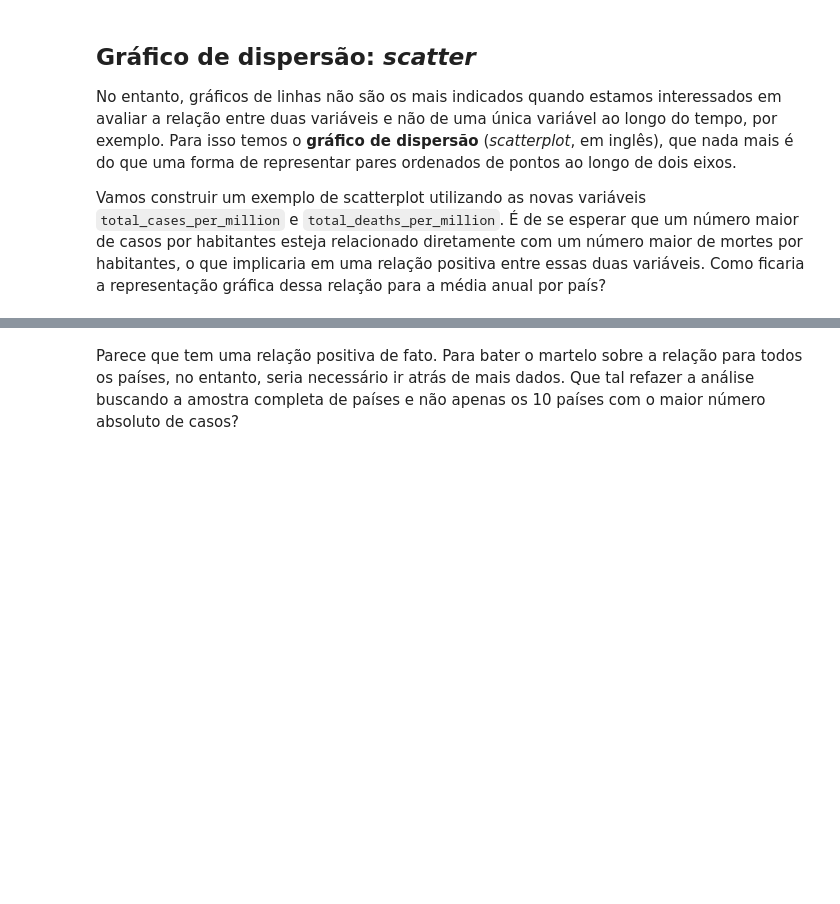
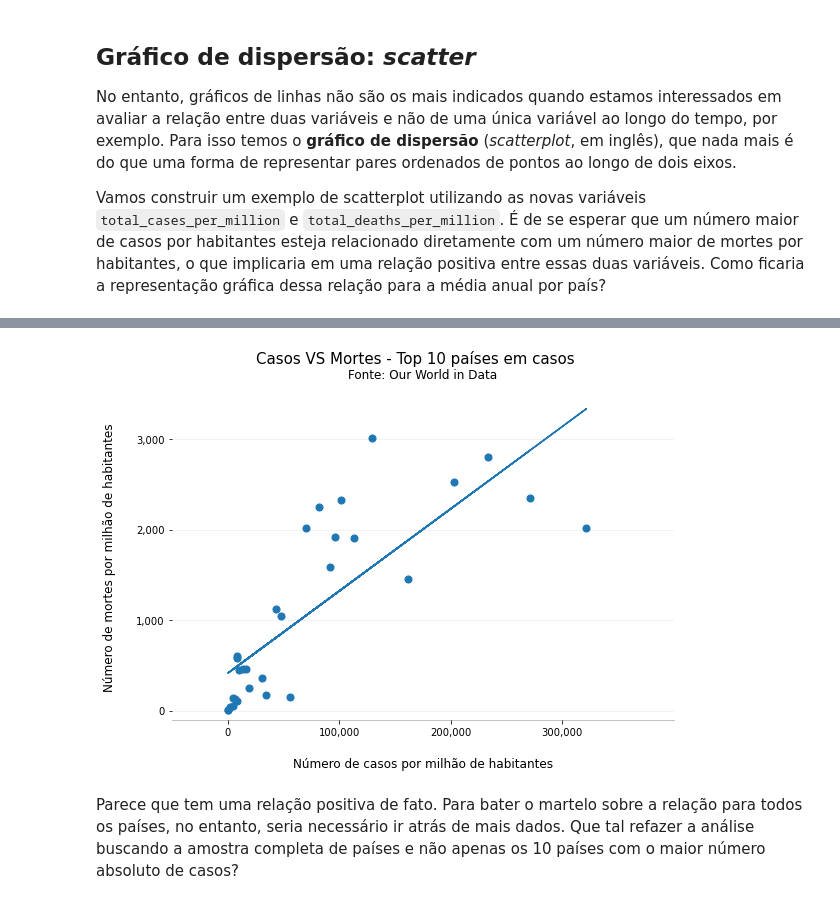
Before and after one commit to claudiolucinda/EAE1106, a Jupyter notebook: Aula12 e Aula13.ipynb, the cells around one changed output, grey strips where cells are left out. Saved outputs shown, nothing was run; the diff lists cells and outputs as text; code cells hidden in the pictures; blank space fills up the shorter version.

```diff
--- a/Aula12 e Aula13.ipynb
+++ b/Aula12 e Aula13.ipynb
@@ -626,3 +640,47 @@ plt.show()
+# %%
+import numpy as np
+
+m, b = np.polyfit(x, y, 1)
+
+
+height = 6
+fig, ax = plt.subplots(1,1, figsize=(1.50*height, height))
+
+# Séries a serem plotdas
+ax.scatter(x,y,color='#1f77b4',marker='o',s=50)
+ax.plot(x, m*x+b)
+
+# Visibilidade das bordas
+ax.spines['top'].set_visible(False)
+ax.spines['right'].set_visible(False)
+ax.spines['left'].set_visible(False)
+ax.spines['bottom'].set_visible(True)
+ax.spines['bottom'].set_alpha(0.3)
+
+# Linhas de grid
+ax.grid(visible=True, which='major',axis='y', ls='-',lw=0.5,c='k',alpha=0.1)
+
+# Marcadores dos eixos
+ax.set_xticks(x_ticks)
+ax.set_xticklabels(x_labels, fontsize=10, fontweight='light')
+ax.set_yticks(y_ticks)
+ax.set_yticklabels(y_labels, fontsize=10, fontweight='light')
+
+# Limites e título dos eixos
+ax.set_xlim(-50000, 400000)
+ax.set_ylim(-100, 3500)
+ax.set_xlabel('Número de casos por milhão de habitantes',fontsize=12, fontweight='light', labelpad=20)
+ax.set_ylabel('Número de mortes por milhão de habitantes',fontsize=12, fontweight='light', labelpad=20)
+
+# Título e fonte
+plt.suptitle('Casos VS Mortes - Top 10 países em casos',fontsize=15,fontweight='normal')
+plt.title('Fonte: Our World in Data',fontsize=12,fontweight='normal',pad=15)
+
+# Salvar a figura e mostrar o resultado
+plt.savefig('casos_mortes_scatter.png', bbox_inches='tight')
+plt.show()
+# %% [output]
+[figure, added]
 # %% [markdown]
 Parece que tem uma relação positiva de fato. Para bater o martelo sobre a relação para todos os países, no entanto, seria necessário ir atrás de mais dados. Que tal refazer a análise buscando a amostra completa de países e não apenas os 10 países com o maior número absoluto de casos?
 # %% [markdown]
```
Also changed, not shown: parts of 10 cells of this notebook, 3 other files.
